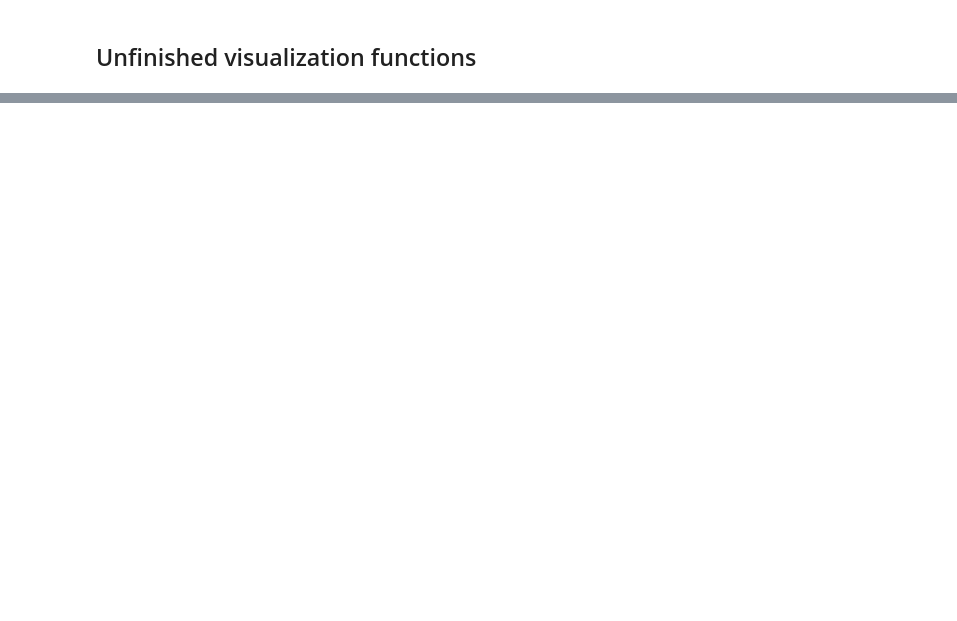
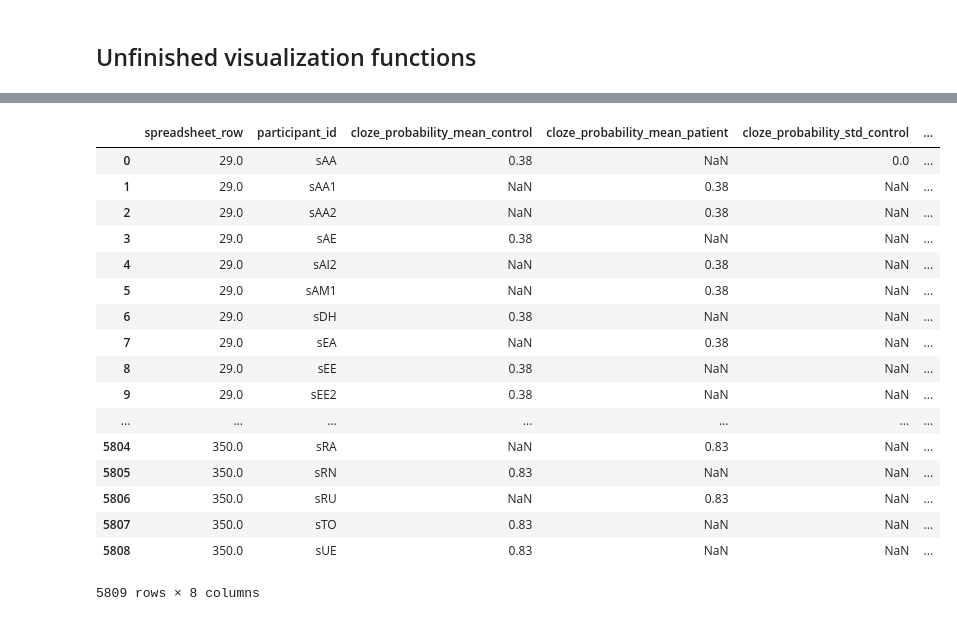
Before and after one commit to sbruinsma1/cort_language, a Jupyter notebook: notebooks/experiment_ana_visualization.ipynb, the cells around one changed output, grey strips where cells are left out. Drawn from its saved outputs; the diff is of its cells as text; code cells hidden in the pictures; blank space fills up the shorter version.

```diff
--- a/notebooks/experiment_ana_visualization.ipynb
+++ b/notebooks/experiment_ana_visualization.ipynb
@@ -189,5 +173,32 @@ plt.show()
 # %%
 df.columns
+# %%
+df = df.query('correct==1 and trial_type=="meaningful"')
+grouped_table = pd.pivot_table(df, values=['rt', 'cloze_probability'], index=['spreadsheet_row','participant_id'], columns=['group'],
+                         aggfunc= {np.mean, np.std}).reset_index()
+# join multilevel columns
+grouped_table.columns = ["_".join(pair) for pair in grouped_table.columns]
+grouped_table.columns = grouped_table.columns.str.strip('_')
+grouped_table
+# %% [output]
+|  | spreadsheet_row | participant_id | cloze_probability_mean_control | cloze_probability_mean_patient | cloze_probability_std_control | ... |
+| 0 | 29.0 | sAA | 0.38 | NaN | 0.0 | ... |
+| 1 | 29.0 | sAA1 | NaN | 0.38 | NaN | ... |
+| 2 | 29.0 | sAA2 | NaN | 0.38 | NaN | ... |
+| 3 | 29.0 | sAE | 0.38 | NaN | NaN | ... |
+| 4 | 29.0 | sAI2 | NaN | 0.38 | NaN | ... |
+| 5 | 29.0 | sAM1 | NaN | 0.38 | NaN | ... |
+| 6 | 29.0 | sDH | 0.38 | NaN | NaN | ... |
+| 7 | 29.0 | sEA | NaN | 0.38 | NaN | ... |
+| 8 | 29.0 | sEE | 0.38 | NaN | NaN | ... |
+| 9 | 29.0 | sEE2 | 0.38 | NaN | NaN | ... |
+| ... | ... | ... | ... | ... | ... | ... |
+| 5804 | 350.0 | sRA | NaN | 0.83 | NaN | ... |
+| 5805 | 350.0 | sRN | 0.83 | NaN | NaN | ... |
+| 5806 | 350.0 | sRU | NaN | 0.83 | NaN | ... |
+| 5807 | 350.0 | sTO | 0.83 | NaN | NaN | ... |
+| 5808 | 350.0 | sUE | 0.83 | NaN | NaN | ... |
+5809 rows × 8 columns
 # %%
 fig = plt.figure(figsize=(10,10))
 
```
Also changed, not shown: parts of 12 cells of this notebook, 6 other files.
